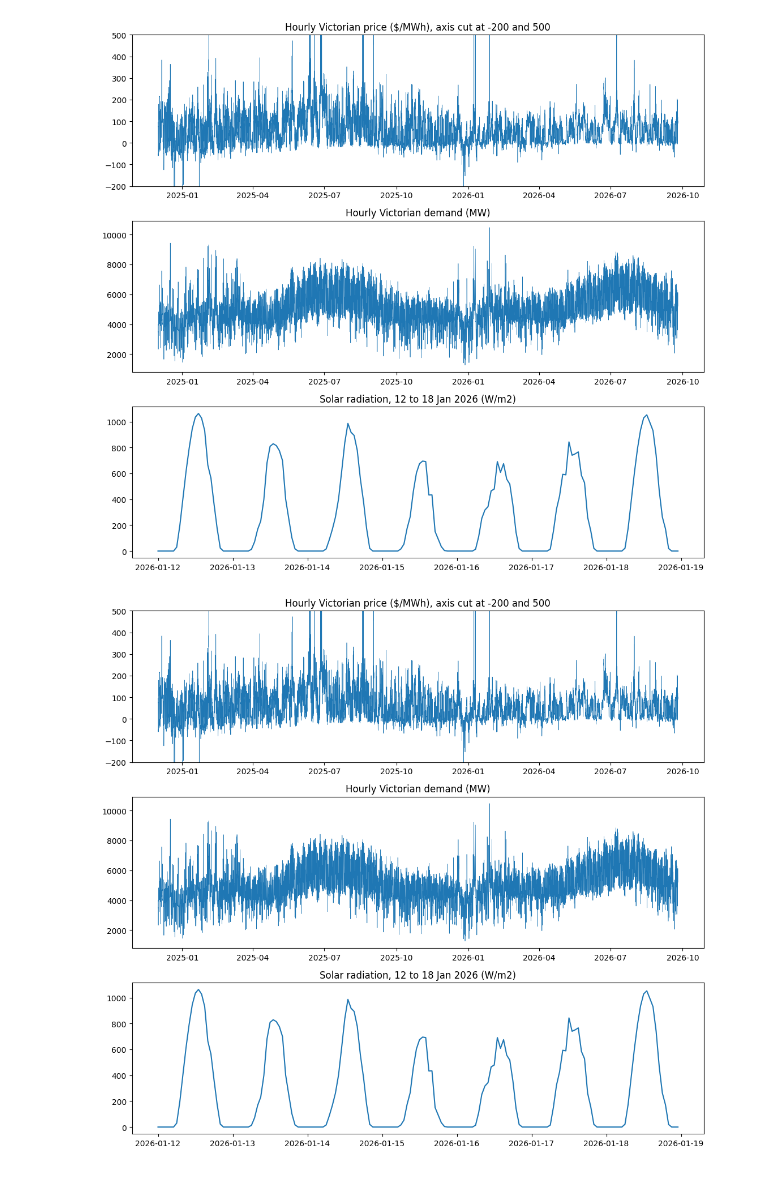
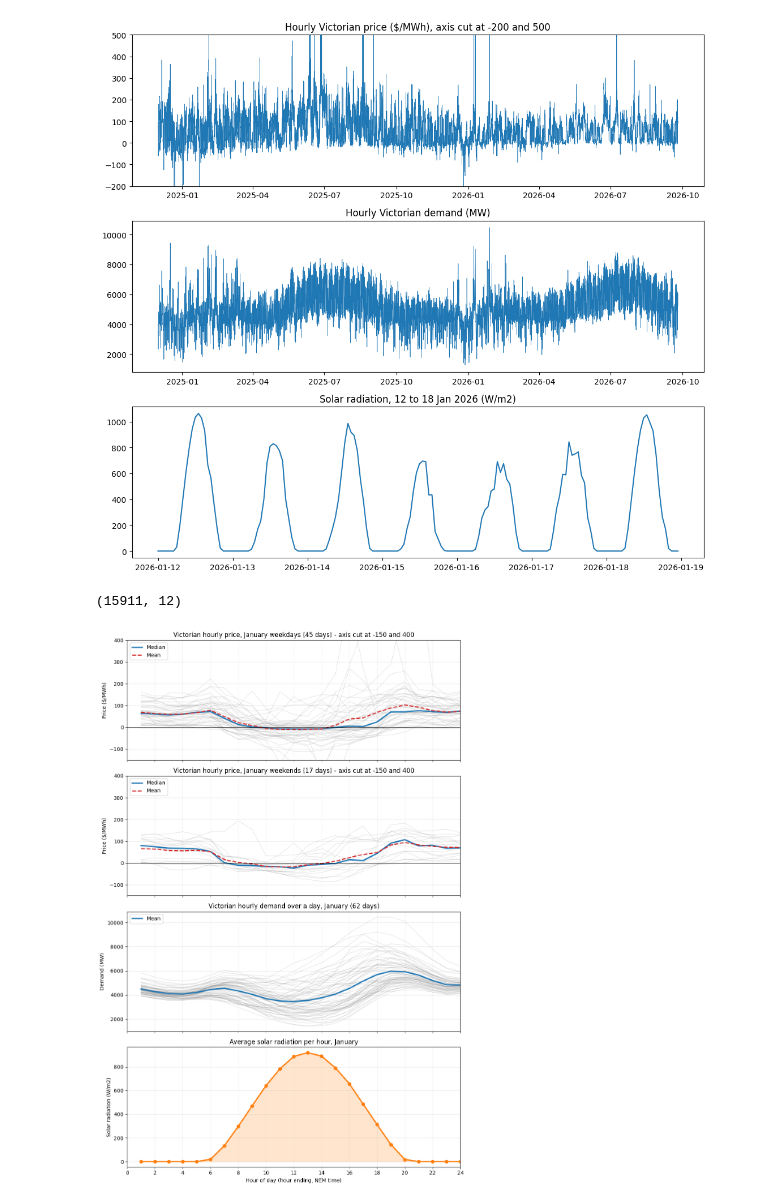
Before and after one commit to lithdhar/MMA3001-Project, a Jupyter notebook: notebooks/01_build_master_table.ipynb, the cells around one changed output. Cells and saved outputs as stored; diff of their text form; code cells hidden in the pictures.

Commit message:
Add January price, demand and solar plots - fixed

```diff
--- a/notebooks/01_build_master_table.ipynb
+++ b/notebooks/01_build_master_table.ipynb
@@ -98,20 +98,66 @@ plt.show()
 # %% [output]
 [figure]
 # %%
-fig, axes = plt.subplots(3, 1, figsize=(11, 10))
-
-axes[0].plot(master["hour_end"], master["price_mwh"], linewidth=0.5)
-axes[0].set_ylim(-200, 500)
-axes[0].set_title("Hourly Victorian price ($/MWh), axis cut at -200 and 500")
-
-axes[1].plot(master["hour_end"], master["demand_mw"], linewidth=0.5)
-axes[1].set_title("Hourly Victorian demand (MW)")
-
-week = master[(master["hour_end"] >= "2026-01-12") & (master["hour_end"] < "2026-01-19")]
-axes[2].plot(week["hour_end"], week["solar_wm2"])
-axes[2].set_title("Solar radiation, 12 to 18 Jan 2026 (W/m2)")
-
-plt.tight_layout()
-plt.show()
+master.to_csv(PROCESSED / "master_hourly.csv", index=False)
+print(master.shape)
 # %% [output]
-[figure, removed]
+(15911, 12)
+# %%
+# Prepare January data. "start" is the start of each hour, so the 00:00 hour-ending
+# row is counted on the correct day. "hour" is hour-ending, 1 to 24.
+m = master.copy()
+m["start"] = m["hour_end"] - pd.Timedelta(hours=1)
+m["date"] = m["start"].dt.date
+m["hour"] = m["start"].dt.hour + 1
+
+jan = m[m["start"].dt.month == 1].copy()
+jan["weekend"] = jan["start"].dt.dayofweek >= 5
+
+# One row per day, one column per hour
+price_wd = jan[~jan["weekend"]].pivot(index="date", columns="hour", values="price_mwh")
+price_we = jan[jan["weekend"]].pivot(index="date", columns="hour", values="price_mwh")
+demand = jan.pivot(index="date", columns="hour", values="demand_mw")
+solar = jan.pivot(index="date", columns="hour", values="solar_wm2")
+
+fig, axes = plt.subplots(4, 1, figsize=(10, 15), sharex=True)
+
+# Plot 1a and 1b: price on weekdays and weekends
+for ax, table, title in [
+    (axes[0], price_wd, f"Victorian hourly price, January weekdays ({len(price_wd)} days)"),
+    (axes[1], price_we, f"Victorian hourly price, January weekends ({len(price_we)} days)"),
+]:
+    for _, day in table.iterrows():
+        ax.plot(day.index, day.values, color="grey", alpha=0.25, linewidth=0.8)
+    ax.plot(table.columns, table.median(), color="tab:blue", linewidth=2.5, label="Median")
+    ax.plot(table.columns, table.mean(), color="tab:red", linewidth=2, linestyle="--", label="Mean")
+    ax.axhline(0, color="black", linewidth=0.8)
+    ax.set_ylim(-150, 400)
+    ax.set_ylabel("Price ($/MWh)")
+    ax.set_title(title + " - axis cut at -150 and 400")
+    ax.legend(loc="upper left")
+
+# Plot 2: demand over a day
+for _, day in demand.iterrows():
+    axes[2].plot(day.index, day.values, color="grey", alpha=0.25, linewidth=0.8)
+axes[2].plot(demand.columns, demand.mean(), color="tab:blue", linewidth=2.5, label="Mean")
+axes[2].set_ylabel("Demand (MW)")
+axes[2].set_title(f"Victorian hourly demand over a day, January ({len(demand)} days)")
+axes[2].legend(loc="upper left")
+
+# Plot 3: average solar radiation per hour
+axes[3].plot(solar.columns, solar.mean(), color="tab:orange", linewidth=2.5, marker="o")
+axes[3].fill_between(solar.columns, solar.mean(), color="tab:orange", alpha=0.2)
+axes[3].set_ylabel("Solar radiation (W/m2)")
+axes[3].set_title("Average solar radiation per hour, January")
+
+# Same 0 to 24 hour scale on every plot
+axes[3].set_xlim(0, 24)
+axes[3].set_xticks(range(0, 25, 2))
+axes[3].set_xlabel("Hour of day (hour ending, NEM time)")
+for ax in axes:
+    ax.grid(alpha=0.3)
+
+plt.tight_layout()
+plt.show()
+# %% [output]
+[figure, added]
```
